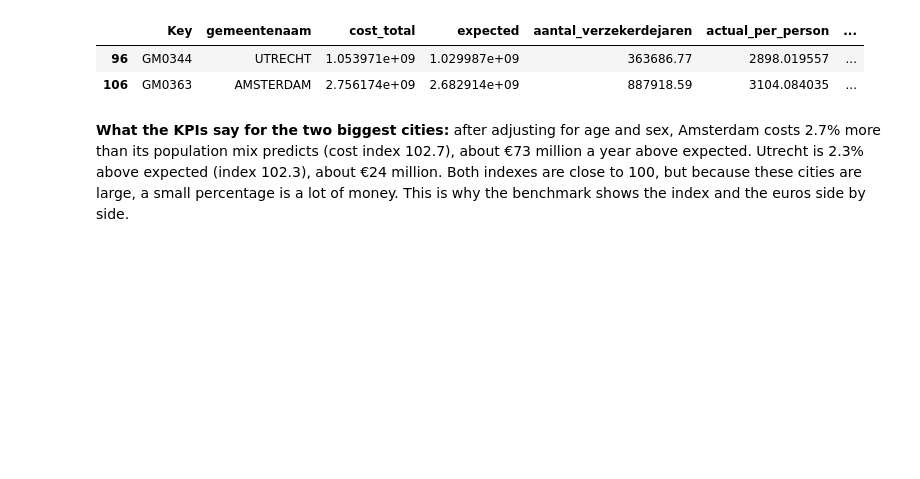
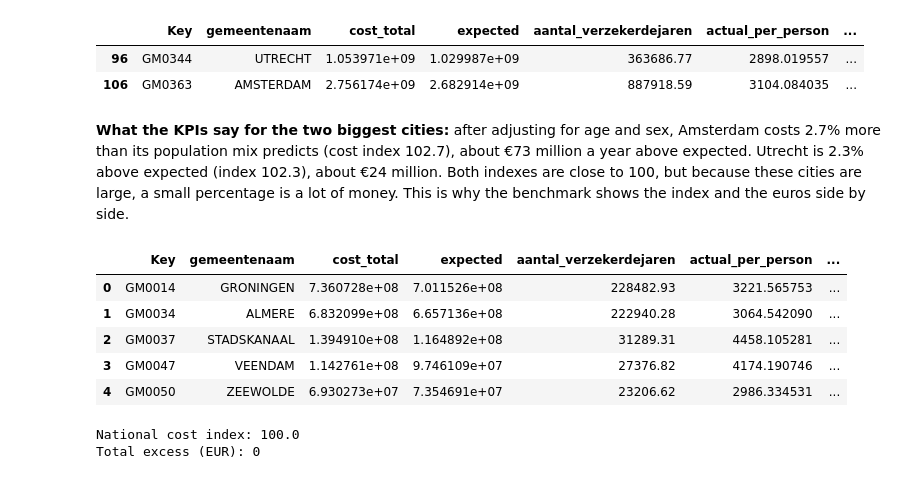
Before and after one commit to FaraRahimi/health-cost-benchmark, a Jupyter notebook: notebooks/03_analyse.ipynb, the cells around one changed output. Saved outputs shown, nothing was run; the diff lists cells and outputs as text; code cells hidden in the pictures; blank space fills up the shorter version.

Commit message:
Analyse step 2e: checksums pass, national index 100, total excess 0

```diff
--- a/notebooks/03_analyse.ipynb
+++ b/notebooks/03_analyse.ipynb
@@ -123,3 +123,31 @@ vektis_town[vektis_town["Key"].isin(["GM0363", "GM0344"])]
 # %%
 # Stop if national expected and actual totals differ (would mean the merge in 2a is wrong)
 assert round(vektis_rated["expected"].sum()) == round(vektis_rated["cost_total"].sum()), "Expected total does not equal actual total"
+# %%
+vektis_town.head()
+# %% [output]
+|  | Key | gemeentenaam | cost_total | expected | aantal_verzekerdejaren | actual_per_person | ... |
+| 0 | GM0014 | GRONINGEN | 7.360728e+08 | 7.011526e+08 | 228482.93 | 3221.565753 | ... |
+| 1 | GM0034 | ALMERE | 6.832099e+08 | 6.657136e+08 | 222940.28 | 3064.542090 | ... |
+| 2 | GM0037 | STADSKANAAL | 1.394910e+08 | 1.164892e+08 | 31289.31 | 4458.105281 | ... |
+| 3 | GM0047 | VEENDAM | 1.142761e+08 | 9.746109e+07 | 27376.82 | 4174.190746 | ... |
+| 4 | GM0050 | ZEEWOLDE | 6.930273e+07 | 7.354691e+07 | 23206.62 | 2986.334531 | ... |
+# %%
+# Checksums: the whole country compared with itself must come out exactly as expected. a test to chcek if the benchmark is wired correctly
+# If the whole country is compared with itself, it must come out exactly as expected: index 100, excess €0. If not, something is wrong, and every finding after this would be wrong too
+
+# National cost index: total actual / total expected x 100, as if the country were one town
+national_index = vektis_town["cost_total"].sum() / vektis_town["expected"].sum() * 100
+
+# Total excess: add up the excess of all 342 towns (above and below expected cancel out)
+total_excess = vektis_town["excess"].sum()
+
+print("National cost index:", round(national_index, 1))
+print("Total excess (EUR):", round(total_excess))
+
+# Stop if either checksum fails
+assert round(national_index, 1) == 100, "National index is not 100: check the expected cost"
+assert round(total_excess) == 0, "Total excess is not 0: check the expected cost"
+# %% [output]
+National cost index: 100.0
+Total excess (EUR): 0
```
Also changed, not shown: parts of 2 cells of this notebook.
